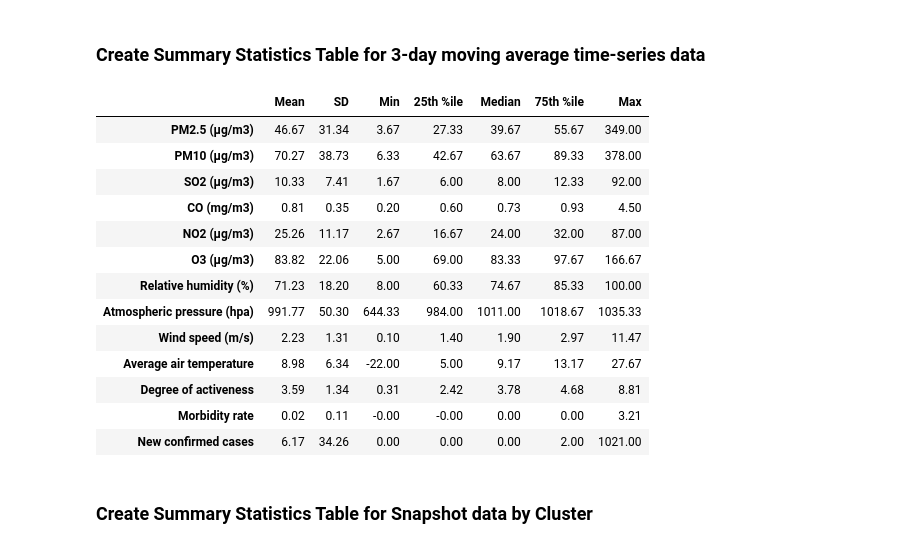
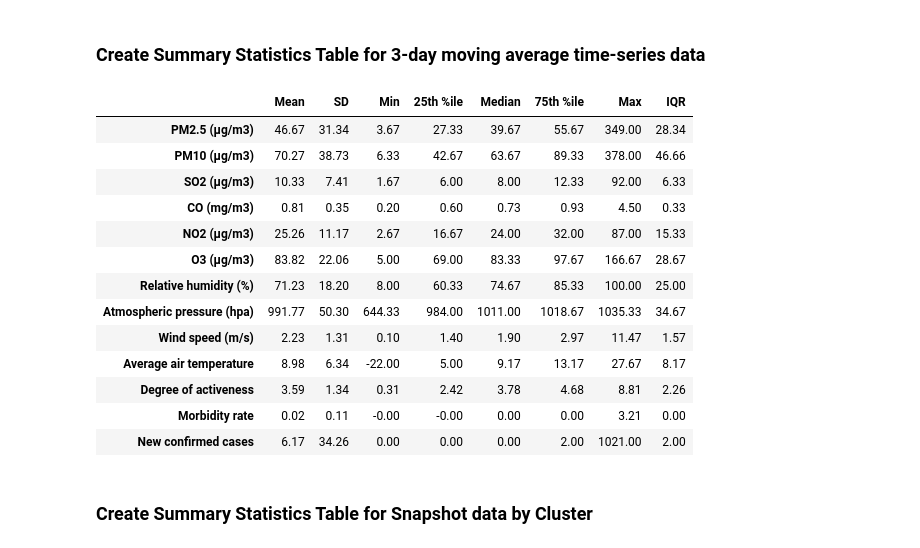
Before and after one commit to ritvik-iyer/EnvCausal-replication, a Jupyter notebook: scripts/data-summary.ipynb, the cells around one changed output. Drawn from its saved outputs; the diff is of its cells as text; code cells hidden in the pictures.

```diff
--- a/scripts/data-summary.ipynb
+++ b/scripts/data-summary.ipynb
@@ -138,47 +138,51 @@ def translate_column_to_eng(df, col):
     unique_phrases = np.unique(df[col]).tolist()
     translation_map = eng_translator(unique_phrases)
     return df[col].map(translation_map)
 
 # time_series.columns.values[0] = 'Date'
 # time_series.columns.values[1] = 'City'
 # time_series['City'] = translate_column_to_eng(time_series, 'City')
 
 # Drop unnecessary columns
 time_series = time_series.drop(
     columns=[x for x in time_series.columns if x not in column_name_map_2]).rename(
     column_name_map_2, axis=1)
 
 # Compute summary statistics
 summary_stats_time_series = time_series.apply([np.mean, np.std, np.min, first_quartile,
                  np.median, third_quartile, np.max],
                  axis=0, result_type='broadcast').T.round(2)
 
 # Clean up snapshot summary table
 summary_stats_time_series.columns = ['Mean',
                          'SD',
                          'Min',
                          '25th %ile',
                          'Median',
                          '75th %ile',
                          'Max']
 
+# Add IQR
+summary_stats_time_series['IQR'] = summary_stats_time_series['75th %ile'] - summary_stats_time_series['25th %ile']
+
+
 # Display summary table
 summary_stats_time_series
 # %% [output]
-|  | Mean | SD | Min | 25th %ile | Median | 75th %ile | Max |
-| PM2.5 (μg/m3) | 46.67 | 31.34 | 3.67 | 27.33 | 39.67 | 55.67 | 349.00 |
-| PM10 (μg/m3) | 70.27 | 38.73 | 6.33 | 42.67 | 63.67 | 89.33 | 378.00 |
-| SO2 (μg/m3) | 10.33 | 7.41 | 1.67 | 6.00 | 8.00 | 12.33 | 92.00 |
-| CO (mg/m3) | 0.81 | 0.35 | 0.20 | 0.60 | 0.73 | 0.93 | 4.50 |
-| NO2 (μg/m3) | 25.26 | 11.17 | 2.67 | 16.67 | 24.00 | 32.00 | 87.00 |
-| O3 (μg/m3) | 83.82 | 22.06 | 5.00 | 69.00 | 83.33 | 97.67 | 166.67 |
-| Relative humidity (%) | 71.23 | 18.20 | 8.00 | 60.33 | 74.67 | 85.33 | 100.00 |
-| Atmospheric pressure (hpa) | 991.77 | 50.30 | 644.33 | 984.00 | 1011.00 | 1018.67 | 1035.33 |
-| Wind speed (m/s) | 2.23 | 1.31 | 0.10 | 1.40 | 1.90 | 2.97 | 11.47 |
-| Average air temperature | 8.98 | 6.34 | -22.00 | 5.00 | 9.17 | 13.17 | 27.67 |
-| Degree of activeness | 3.59 | 1.34 | 0.31 | 2.42 | 3.78 | 4.68 | 8.81 |
-| Morbidity rate | 0.02 | 0.11 | -0.00 | -0.00 | 0.00 | 0.00 | 3.21 |
-| New confirmed cases | 6.17 | 34.26 | 0.00 | 0.00 | 0.00 | 2.00 | 1021.00 |
+|  | Mean | SD | Min | 25th %ile | Median | 75th %ile | Max | IQR |
+| PM2.5 (μg/m3) | 46.67 | 31.34 | 3.67 | 27.33 | 39.67 | 55.67 | 349.00 | 28.34 |
+| PM10 (μg/m3) | 70.27 | 38.73 | 6.33 | 42.67 | 63.67 | 89.33 | 378.00 | 46.66 |
+| SO2 (μg/m3) | 10.33 | 7.41 | 1.67 | 6.00 | 8.00 | 12.33 | 92.00 | 6.33 |
+| CO (mg/m3) | 0.81 | 0.35 | 0.20 | 0.60 | 0.73 | 0.93 | 4.50 | 0.33 |
+| NO2 (μg/m3) | 25.26 | 11.17 | 2.67 | 16.67 | 24.00 | 32.00 | 87.00 | 15.33 |
+| O3 (μg/m3) | 83.82 | 22.06 | 5.00 | 69.00 | 83.33 | 97.67 | 166.67 | 28.67 |
+| Relative humidity (%) | 71.23 | 18.20 | 8.00 | 60.33 | 74.67 | 85.33 | 100.00 | 25.00 |
+| Atmospheric pressure (hpa) | 991.77 | 50.30 | 644.33 | 984.00 | 1011.00 | 1018.67 | 1035.33 | 34.67 |
+| Wind speed (m/s) | 2.23 | 1.31 | 0.10 | 1.40 | 1.90 | 2.97 | 11.47 | 1.57 |
+| Average air temperature | 8.98 | 6.34 | -22.00 | 5.00 | 9.17 | 13.17 | 27.67 | 8.17 |
+| Degree of activeness | 3.59 | 1.34 | 0.31 | 2.42 | 3.78 | 4.68 | 8.81 | 2.26 |
+| Morbidity rate | 0.02 | 0.11 | -0.00 | -0.00 | 0.00 | 0.00 | 3.21 | 0.00 |
+| New confirmed cases | 6.17 | 34.26 | 0.00 | 0.00 | 0.00 | 2.00 | 1021.00 | 2.00 |
 # %% [markdown]
 ### Create Summary Statistics Table for Snapshot data by Cluster
 # %%
```
Also changed, not shown: parts of 1 cell of this notebook, 3 other files.
